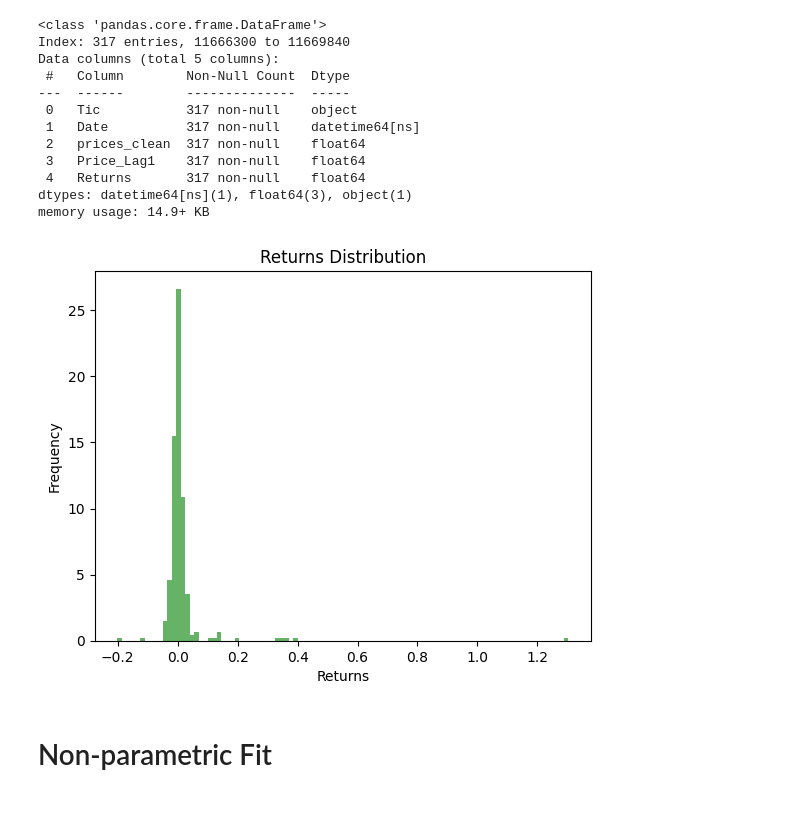
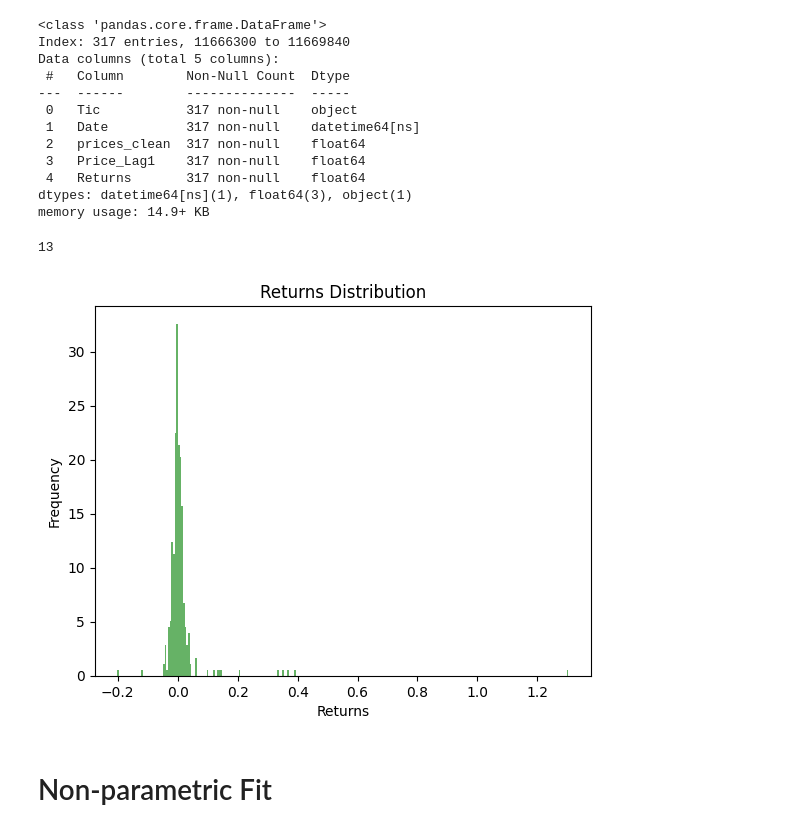
Before and after one commit to ianlai2/MSTR-Options-Research-SwIRL, a Jupyter notebook: options_return_exploration.ipynb, the cells around one changed output. Saved outputs shown, nothing was run; the diff lists cells and outputs as text; code cells hidden in the pictures.

```diff
--- a/options_return_exploration.ipynb
+++ b/options_return_exploration.ipynb
@@ -122,17 +122,21 @@ Data columns (total 5 columns):
  4   Returns       317 non-null    float64
 dtypes: datetime64[ns](1), float64(3), object(1)
 memory usage: 14.9+ KB
+# %%
+b
+# %% [output]
+13
 # %%
 X = df_filtered['Returns']
-# b = int(2*(len(X)**(1/3)))
+b = int(2*(len(X)**(1/3)))
 b = 100
-ax = X.plot(kind='hist', bins=b, density=True, alpha=0.6, color='g')
+ax = X.plot(kind='hist', bins='fd', density=True, alpha=0.6, color='g')
 # ax.set_xlim(-5, 5)  # Set x-axis limits
 plt.title("Returns Distribution")
 plt.xlabel("Returns")
 plt.show()
 # %% [output]
-[figure, old version]
+[figure, new version]
 # %% [markdown]
 # Non-parametric Fit
 # %% [markdown]
```
Also changed, not shown: parts of 4 cells of this notebook, 6 other files.
